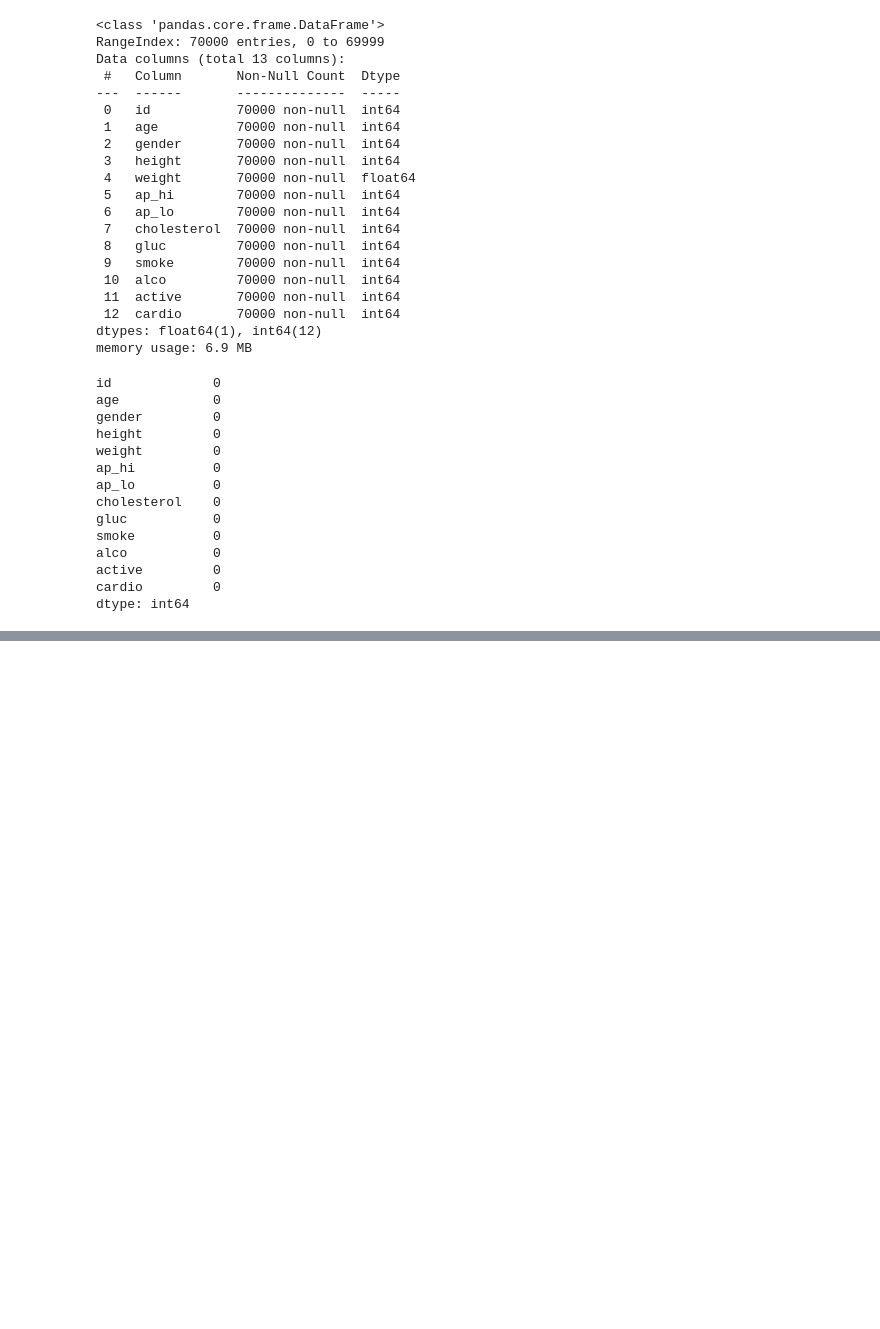
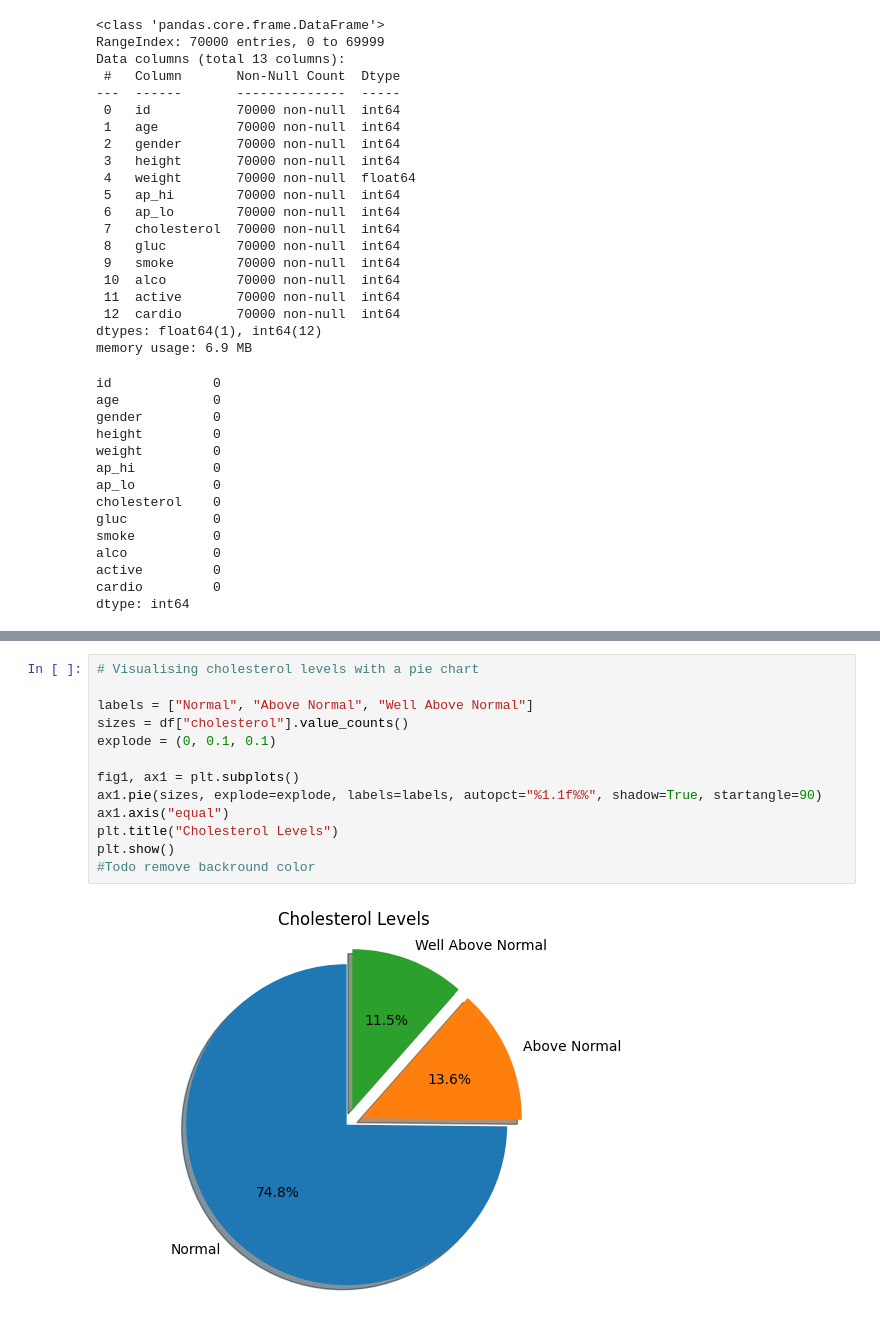
Before and after one commit to Rufshod/Machine-Learning-Alexander-Andersson, a Jupyter notebook: Lab/Lab_2.ipynb, the cells around one changed output, grey strips where cells are left out. Saved outputs shown, nothing was run; the diff lists cells and outputs as text; blank space fills up the shorter version.

```diff
--- a/Lab/Lab_2.ipynb
+++ b/Lab/Lab_2.ipynb
@@ -57,0 +75,15 @@ dtype: int64
+# %%
+# Visualising cholesterol levels with a pie chart
+
+labels = ["Normal", "Above Normal", "Well Above Normal"]
+sizes = df["cholesterol"].value_counts()
+explode = (0, 0.1, 0.1)
+
+fig1, ax1 = plt.subplots()
+ax1.pie(sizes, explode=explode, labels=labels, autopct="%1.1f%%", shadow=True, startangle=90)
+ax1.axis("equal")
+plt.title("Cholesterol Levels")
+plt.show()
+#Todo remove backround color
+# %% [output]
+[figure, added]
```
Also changed, not shown: parts of 19 cells of this notebook.
